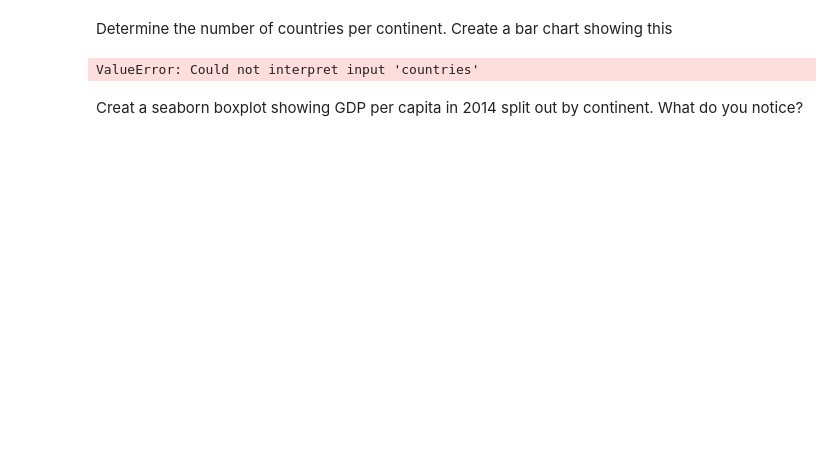
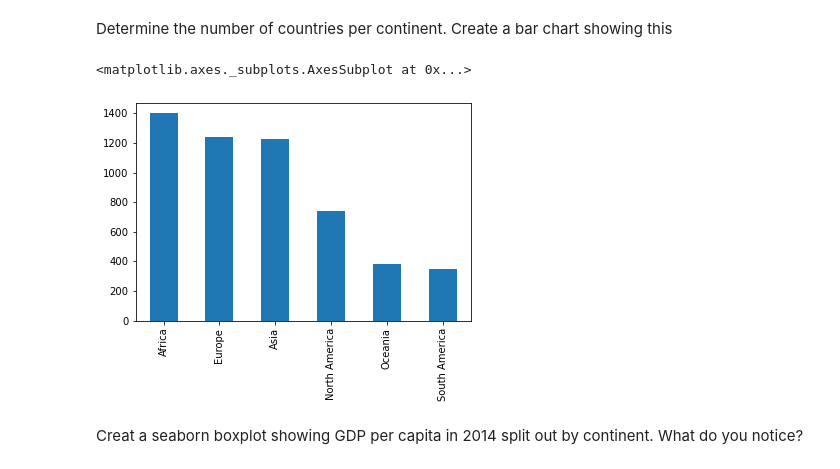
Before and after one commit to nss-data-science-cohort-4/dq1-undata-matthgray, a Jupyter notebook: un_data.ipynb, the cells around one changed output. Cells and saved outputs as stored; diff of their text form; code cells hidden in the pictures; blank space fills up the shorter version.

```diff
--- a/un_data.ipynb
+++ b/un_data.ipynb
@@ -332,4 +350,4 @@ continents.head()
 Merge gdp_df and continents. Keep only the countries that appear in
 both data frames. Save the result back to gdp_df.
 # %%
-gdp_df = pd.merge(nngdp_df, continents, how='inner', on='Country')
+gdp_df = pd.merge(gdp_df, continents, how='inner', on='Country')
@@ -336,11 +363,15 @@ gdp_df = pd.merge(nngdp_df, continents, how='inner', on='Country')
 # %% [markdown]
 Determine the number of countries per continent. Create a bar chart
 showing this
+# %%
+gdp_df['Continent'].value_counts().plot(kind = 'bar')
+# %% [output]
+<matplotlib.axes._subplots.AxesSubplot at 0x...>
+[figure, added]
 # %%
+# count
 sns.countplot(x='countries', data=gdp_df)
-ax = sns.barplot(x="day", y="total_bill", data=tips)
+ax = sns.barplot(x="day", y="total_bill", data=gdp_df)
-# %% [output]
-ValueError: Could not interpret input 'countries'
 # %% [markdown]
 Creat a seaborn boxplot showing GDP per capita in 2014 split out by
 continent. What do you notice?
```
Also changed, not shown: parts of 16 cells of this notebook.
